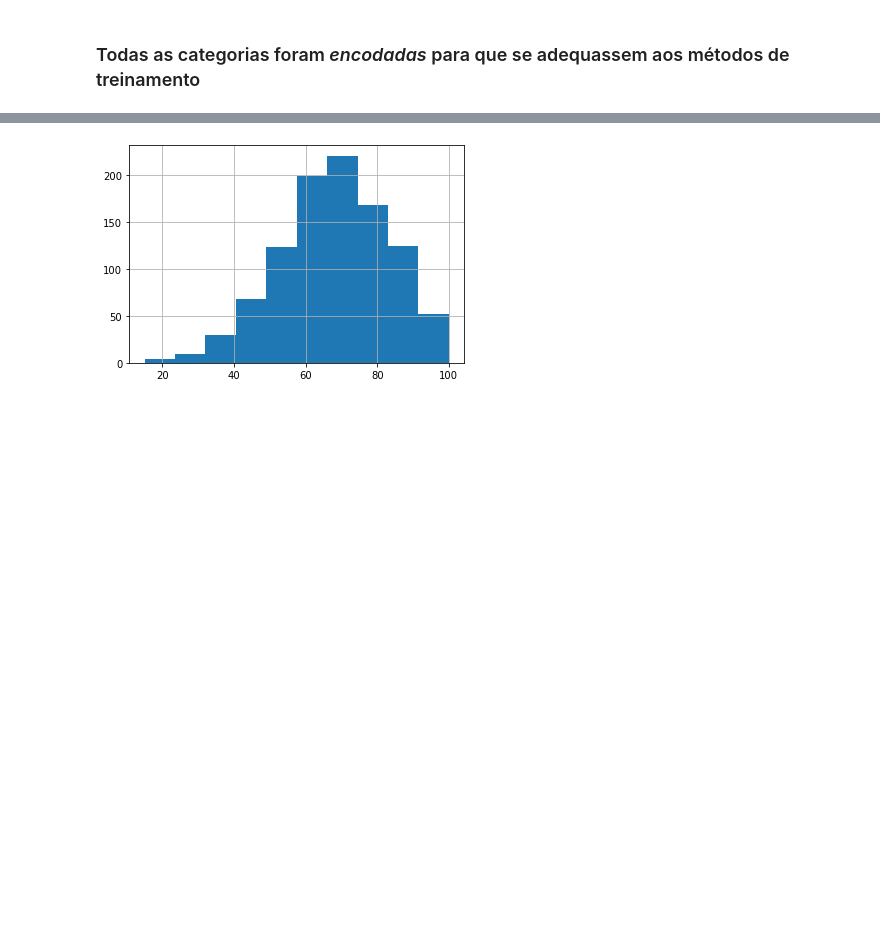
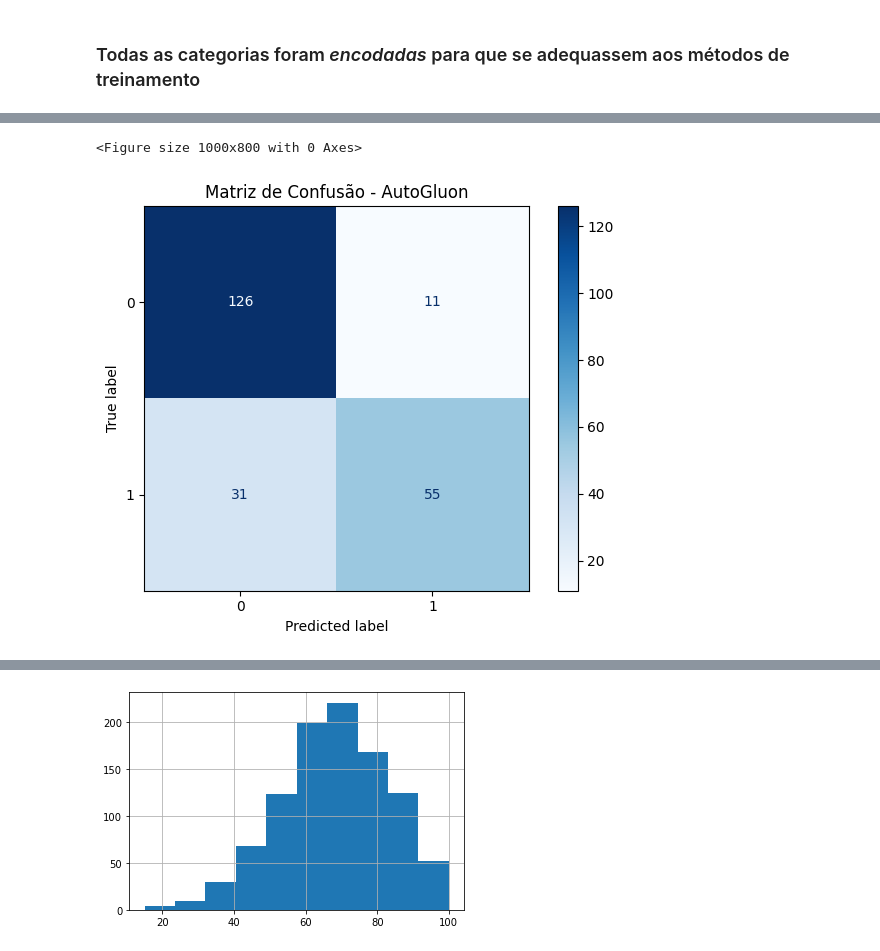
Before and after one commit to gabsalles/tpot_examspred, a Jupyter notebook: Teste TPOT Exams.ipynb, the cells around one changed output, grey strips where cells are left out. Drawn from its saved outputs; the diff is of its cells as text; code cells hidden in the pictures; blank space fills up the shorter version.

```diff
--- a/Teste TPOT Exams.ipynb
+++ b/Teste TPOT Exams.ipynb
@@ -95,0 +108,13 @@ print(X.shape, y.shape)
+# %%
+import pandas as pd
+from sklearn.model_selection import train_test_split
+from autogluon.tabular import TabularDataset, TabularPredictor
+
+# --- 1. Carregar Dados (Titanic) ---
+url = "https://autogluon.s3.amazonaws.com/datasets/titanic/train.csv"
+df = pd.read_csv(url)
+
+# Defina a coluna alvo para o Titanic
+LABEL = "Survived"
+
+df.head()
@@ -95,0 +150,3 @@ print(X.shape, y.shape)
+# %%
+df["PassengerId"] = df["PassengerId"].astype("object")
+df.drop(["PassengerId", "Name"], axis=1, inplace=True)
@@ -95,0 +296,2 @@ print(X.shape, y.shape)
+# %%
+predictor.fit_summary()
@@ -95,0 +333,24 @@ print(X.shape, y.shape)
+# %%
+from sklearn.metrics import confusion_matrix, ConfusionMatrixDisplay
+import matplotlib.pyplot as plt
+
+# 1. Obter as previsões
+y_true = test_data[LABEL]
+y_pred = predictor.predict(test_data)
+
+# 2. Criar a matriz
+cm = confusion_matrix(y_true, y_pred)
+
+# 3. Plotar de forma bonita
+plt.figure(figsize=(10, 8))
+disp = ConfusionMatrixDisplay(
+    confusion_matrix=cm, display_labels=predictor.class_labels
+)
+disp.plot(cmap="Blues", values_format="d")
+plt.title("Matriz de Confusão - AutoGluon")
+plt.tight_layout()
+
+plt.show()
+# %% [output]
+<Figure size 1000x800 with 0 Axes>
+[figure, added]
```
Also changed, not shown: parts of 32 cells of this notebook, 16 other files.
